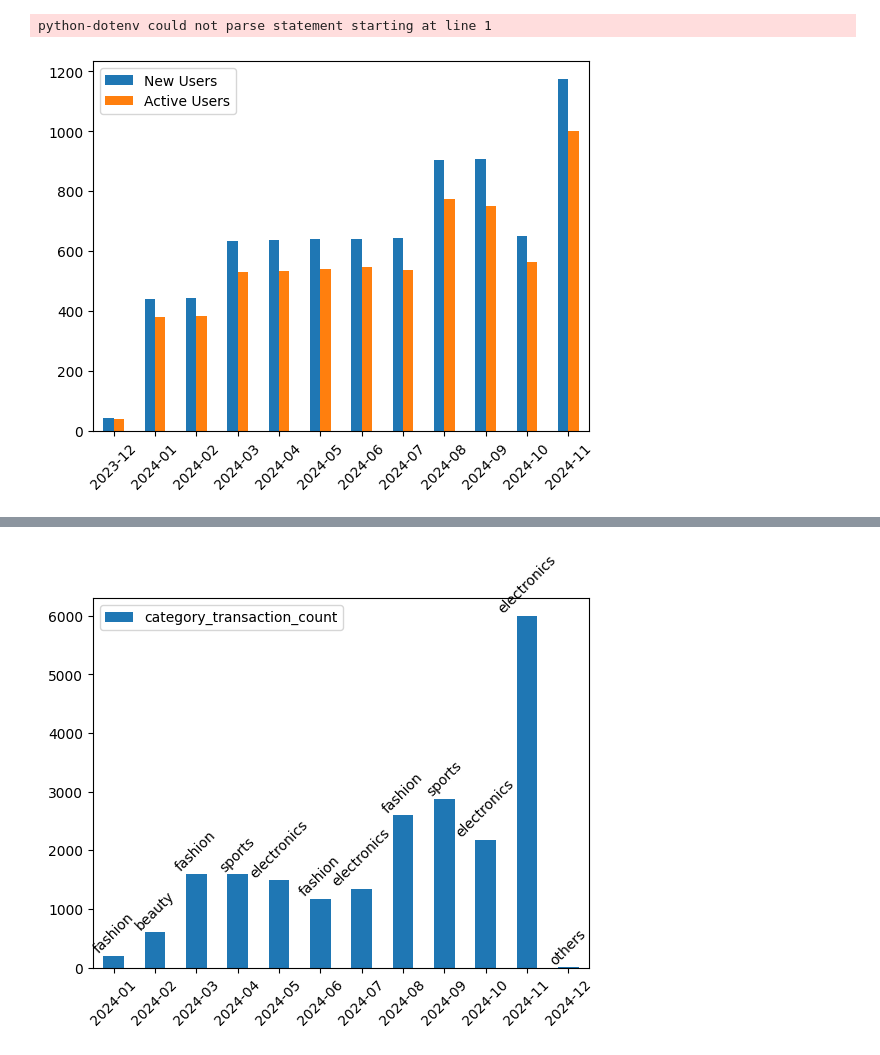
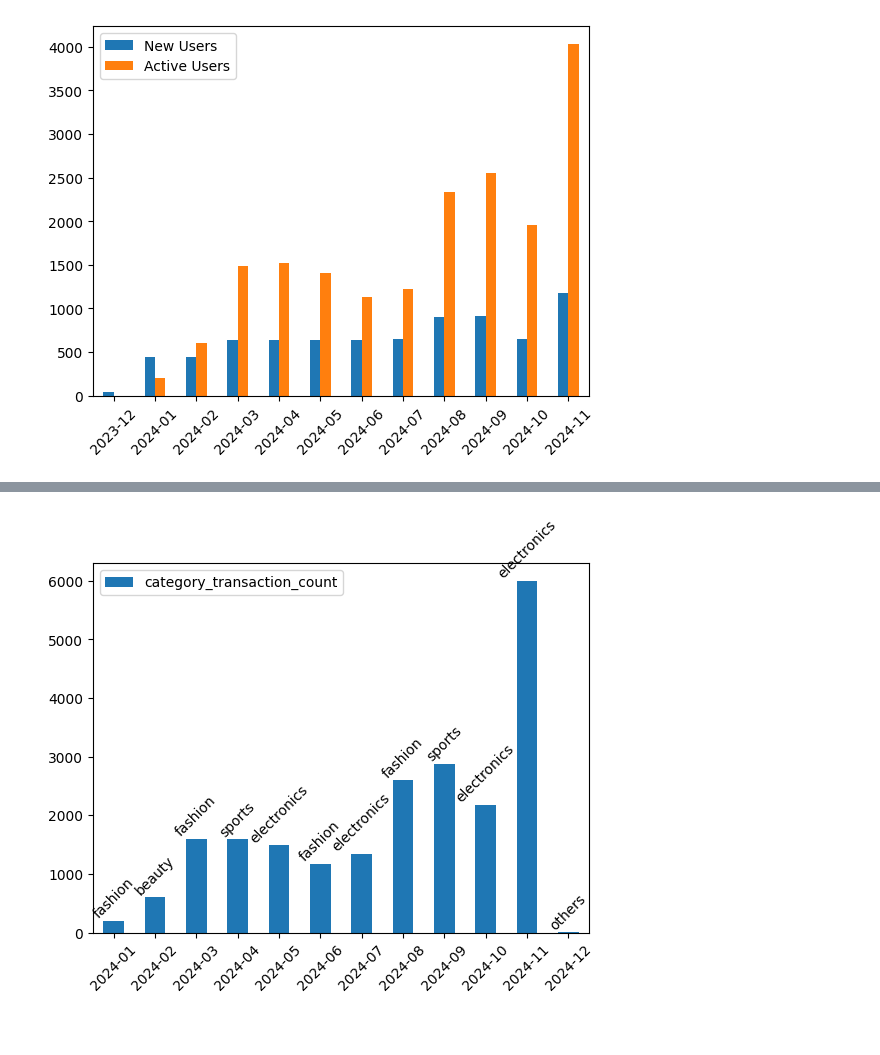
Before and after one commit to karciszuk/vbassigment, a Jupyter notebook: notebooks/portfolio.ipynb, the cells around one changed output, grey strips where cells are left out. Saved outputs shown, nothing was run; the diff lists cells and outputs as text; code cells hidden in the pictures.

```diff
--- a/notebooks/portfolio.ipynb
+++ b/notebooks/portfolio.ipynb
@@ -1,27 +1,35 @@
 # %%
-from src import SQL_Executor, SQL_Queries, Vizualizator
+from src import SQL_Executor, SQL_Queries
+from matplotlib.ticker import FuncFormatter
 import matplotlib.pyplot as plt
 
+executor = SQL_Executor()
+query = SQL_Queries().Portfolio()
 
-executor = SQL_Executor()
-query = SQL_Queries.Portfolio()
+def smart_format(x, pos):
+    if x >= 1000000:
+        return f'{x/1000000:.1f}M'
+    elif x >= 1000:
+        return f'{x/1000:.0f}k'
+    else:
+        return f'{x:.0f}'
 
-df1 = executor.execute_query(query.new_customers())
-df2 = executor.execute_query(query.active_customers())
-df3 = executor.execute_query(query.transaction_volume())
-df4 = executor.execute_query(query.installment_plans())
-df5 = executor.execute_query(query.popular_categories())
+users_aggregated_df = executor.execute_query(query.users_aggregated())
+transactions_aggregated_df = executor.execute_query(query.transactions_aggregated())
+installment_plans_df = executor.execute_query(query.installment_plans())
+popular_categories_df = executor.execute_query(query.popular_categories())
+new_and_active_customers_df = users_aggregated_df.merge(transactions_aggregated_df, how = "left", on="month")
-# %% [output]
-python-dotenv could not parse statement starting at line 1
-# %%
-df_users = Vizualizator(df1.merge(df2, on="month", how="left"))
-df_users.visualize(
-    index="month",
-    column=["new_user_count", "active_user_count"],
-    kind="bar",
-    rotation=45,
-    xlabel="",
-    legend=["New Users", "Active Users"],
-)
-# %% [output]
-[figure, removed]
+# %%
+new_and_active_customers_df = new_and_active_customers_df.set_index("month")
+ax = new_and_active_customers_df[
+    ["new_users_count",
+     "active_users_count"]
+    ].plot(
+        kind="bar",
+        rot = 45,
+        xlabel="",
+        legend=True
+        )
+ax.legend(["New Users", "Active Users"]);
+# %% [output]
+[figure, added]
```
Also changed, not shown: parts of 3 cells of this notebook, 11 other files.
